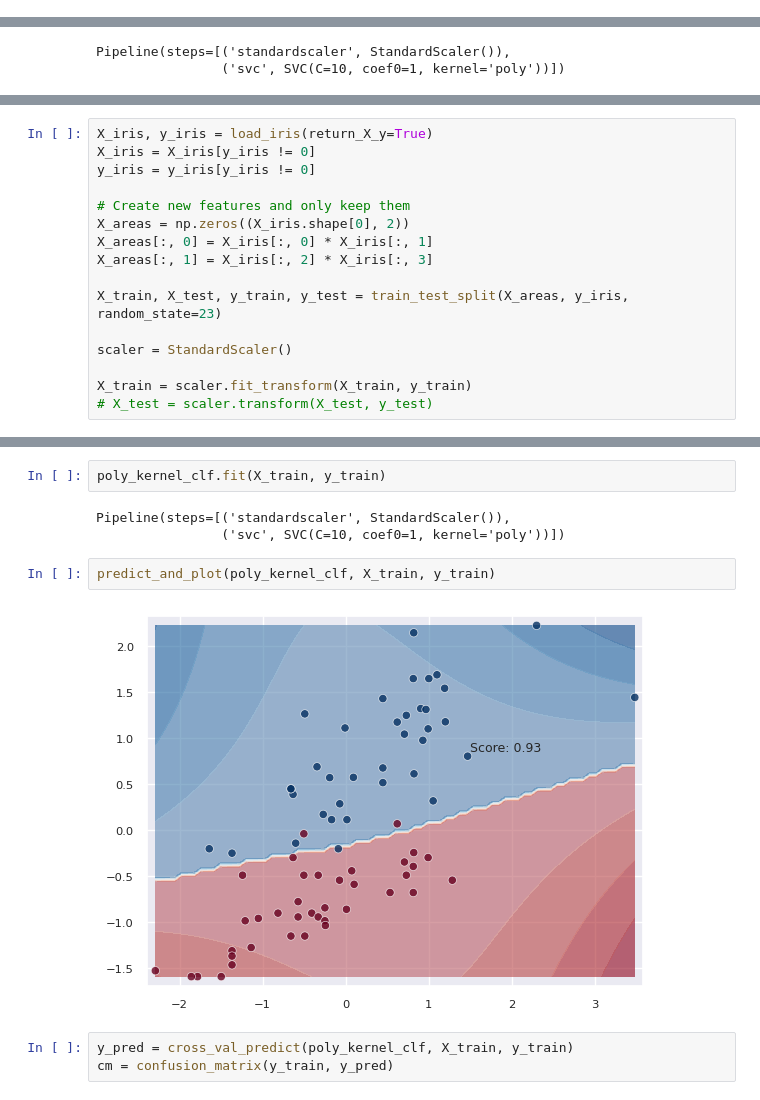
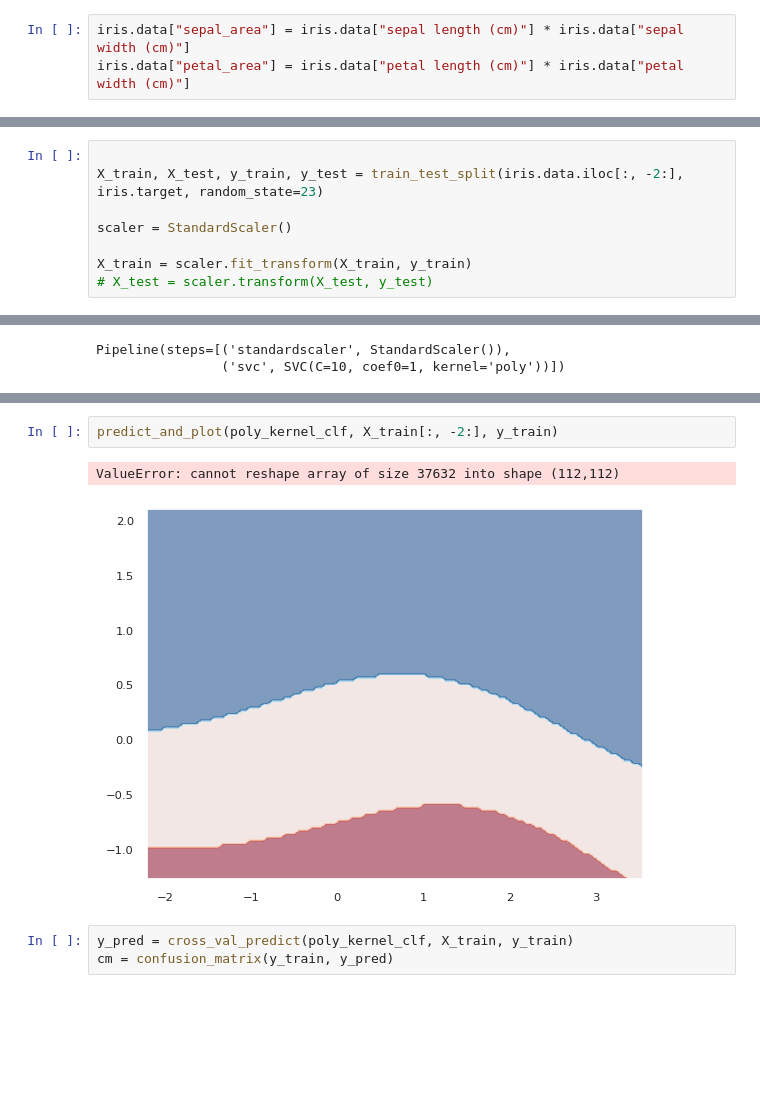
Before and after one commit to AntonioPrgomet/ds24_ml, a Jupyter notebook: l5/svm.ipynb, the cells around one changed output, grey strips where cells are left out. Cells and saved outputs as stored; diff of their text form; blank space fills up the shorter version.

```diff
--- a/l5/svm.ipynb
+++ b/l5/svm.ipynb
@@ -234,0 +203,3 @@ X_train, X_test, y_train, y_test = train_test_split(X_areas, y_iris, random_stat
+# %%
+iris.data["sepal_area"] = iris.data["sepal length (cm)"] * iris.data["sepal width (cm)"]
+iris.data["petal_area"] = iris.data["petal length (cm)"] * iris.data["petal width (cm)"]
@@ -234,0 +227,8 @@ X_train, X_test, y_train, y_test = train_test_split(X_areas, y_iris, random_stat
+# %%
+
+X_train, X_test, y_train, y_test = train_test_split(iris.data.iloc[:, -2:], iris.target, random_state=23)
+
+scaler = StandardScaler()
+
+X_train = scaler.fit_transform(X_train, y_train)
+# X_test = scaler.transform(X_test, y_test)
@@ -251,16 +244,0 @@ sns.scatterplot(x=X_train[:, 0], y=X_train[:, 1], c=y_train, cmap="autumn_r")
-# %%
-X_iris, y_iris = load_iris(return_X_y=True)
-X_iris = X_iris[y_iris != 0]
-y_iris = y_iris[y_iris != 0]
-
-# Create new features and only keep them
-X_areas = np.zeros((X_iris.shape[0], 2))
-X_areas[:, 0] = X_iris[:, 0] * X_iris[:, 1]
-X_areas[:, 1] = X_iris[:, 2] * X_iris[:, 3]
-
-X_train, X_test, y_train, y_test = train_test_split(X_areas, y_iris, random_state=23)
-
-scaler = StandardScaler()
-
-X_train = scaler.fit_transform(X_train, y_train)
-# X_test = scaler.transform(X_test, y_test)
@@ -272,12 +245,8 @@ sns.scatterplot(x=X_train[:, 0], y=X_train[:, 1], c=y_train, cmap=plt.get_cmap("
-# %%
-poly_kernel_clf.fit(X_train, y_train)
-# %% [output]
-Pipeline(steps=[('standardscaler', StandardScaler()),
-                ('svc', SVC(C=10, coef0=1, kernel='poly'))])
 # %%
-predict_and_plot(poly_kernel_clf, X_train, y_train)
+predict_and_plot(poly_kernel_clf, X_train[:, -2:], y_train)
 # %% [output]
+ValueError: cannot reshape array of size 37632 into shape (112,112)
-[figure, old version]
+[figure, new version]
 # %%
 y_pred = cross_val_predict(poly_kernel_clf, X_train, y_train)
 cm = confusion_matrix(y_train, y_pred)
```
Also changed, not shown: parts of 38 cells of this notebook, 2 other files.
